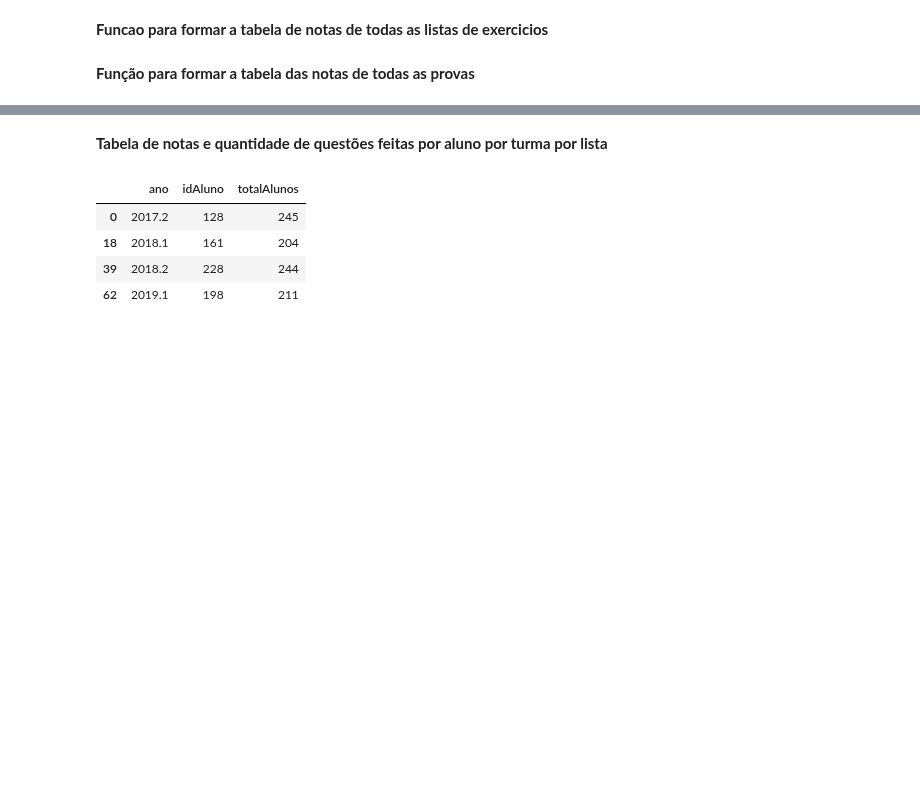
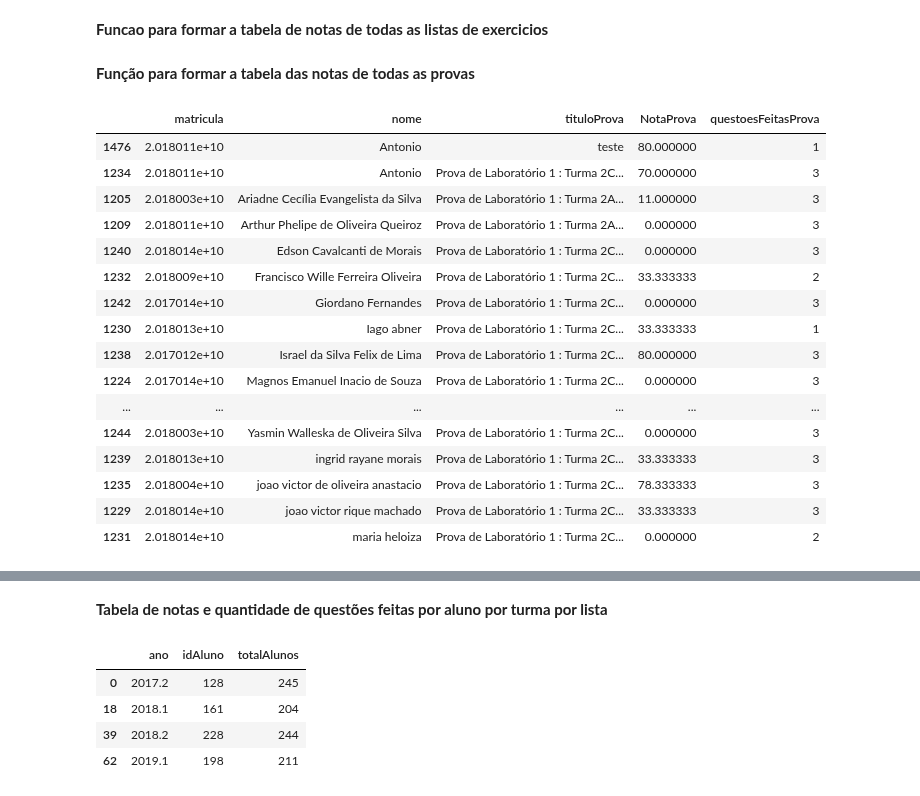
Before and after one commit to repitta/CienciaDeDadosEducacionais, a Jupyter notebook: Análise_LopUsuarioNota.ipynb, the cells around one changed output, grey strips where cells are left out. Cells and saved outputs as stored; diff of their text form; code cells hidden in the pictures; blank space fills up the shorter version.

```diff
--- a/Análise_LopUsuarioNota.ipynb
+++ b/Análise_LopUsuarioNota.ipynb
@@ -51,7 +35,7 @@ lopNotasLista["NotaLista"] = lopNotasLista["NotaLista"] /10
 lopNotasLista["nome"] = lopNotasLista["nome"].str.upper()
 
 ##Tabela lopNotasProva
-lopNotasProva = lopNotasProva.dropna(axis=1, how='all')
+#lopNotasProva = lopNotasProva.dropna(axis=1, how='all')
 lopNotasProva = lopNotasProva[['tituloProva', 'idAluno', 'questoesFeitasProva', 'quantidadeProva','NotaProva', 'ano', 'descricaoTurma', 'idTurma', 'matricula',"nome"]]
 #dividir a coluna NotasLista por 10 , pq elas estão em porcentagem
 lopNotasProva["NotaProva"] = lopNotasProva["NotaProva"] /10
@@ -93,14 +67,33 @@ tabelaLista.to_excel(r'tabelaNotas2019Turma02D.xls')
 **Função para formar a tabela das notas de todas as provas**
 # %%
 def tabelaNotasProva(ano,turma):
-  colunas = ["matricula","nome"]
-  tabelaProvas = pd.DataFrame(columns=colunas)
+  #colunas = ["matricula","nome"]
+  #tabelaProvas = pd.DataFrame(columns=colunas)
   notasTurmaProva = lopNotasProva.loc[(lopNotasProva["ano"] == ano) & (lopNotasProva["descricaoTurma"].str.contains(turma, regex=False)),["matricula","nome","tituloProva","NotaProva","questoesFeitasProva"]]
   notasTurmaProva = notasTurmaProva.sort_values("nome")
-  tabelaProvas = pd.merge(notasTurmaProva,tabelaProvas,on=['matricula','nome'], how="outer")
-  tabelaProvas = tabelaProvas.drop_duplicates()
-  tabelaProvas = tabelaProvas.sort_values('nome')
-  return tabelaProvas
+  #tabelaProvas = pd.merge(notasTurmaProva,tabelaProvas,on=['matricula','nome'], how="outer")
+  #tabelaProvas = tabelaProvas.drop_duplicates()
+  #tabelaProvas = tabelaProvas.sort_values('nome')
+  return notasTurmaProva
 
-tabelaProvas = tabelaNotasProva(2018.2,"Turma 02A")
-tabelaProvas.to_excel(r'tabelaNotasProva2018Turma02A.xls')
+tabelaProvas = tabelaNotasProva(2019.1,"Turma 02C")
+tabelaProvas
+#tabelaProvas.to_excel(r'tabelaNotasProva2018Turma02A.xls')
+# %% [output]
+|  | matricula | nome | tituloProva | NotaProva | questoesFeitasProva |
+| 1476 | 2.018011e+10 | Antonio | teste | 80.000000 | 1 |
+| 1234 | 2.018011e+10 | Antonio | Prova de Laboratório 1 : Turma 2C... | 70.000000 | 3 |
+| 1205 | 2.018003e+10 | Ariadne Cecília Evangelista da Silva | Prova de Laboratório 1 : Turma 2A... | 11.000000 | 3 |
+| 1209 | 2.018011e+10 | Arthur Phelipe de Oliveira Queiroz | Prova de Laboratório 1 : Turma 2A... | 0.000000 | 3 |
+| 1240 | 2.018014e+10 | Edson Cavalcanti de Morais | Prova de Laboratório 1 : Turma 2C... | 0.000000 | 3 |
+| 1232 | 2.018009e+10 | Francisco Wille Ferreira Oliveira | Prova de Laboratório 1 : Turma 2C... | 33.333333 | 2 |
+| 1242 | 2.017014e+10 | Giordano Fernandes | Prova de Laboratório 1 : Turma 2C... | 0.000000 | 3 |
+| 1230 | 2.018013e+10 | Iago abner | Prova de Laboratório 1 : Turma 2C... | 33.333333 | 1 |
+| 1238 | 2.017012e+10 | Israel da Silva Felix de Lima | Prova de Laboratório 1 : Turma 2C... | 80.000000 | 3 |
+| 1224 | 2.017014e+10 | Magnos Emanuel Inacio de Souza | Prova de Laboratório 1 : Turma 2C... | 0.000000 | 3 |
+| ... | ... | ... | ... | ... | ... |
+| 1244 | 2.018003e+10 | Yasmin Walleska de Oliveira Silva | Prova de Laboratório 1 : Turma 2C... | 0.000000 | 3 |
+| 1239 | 2.018013e+10 | ingrid rayane morais | Prova de Laboratório 1 : Turma 2C... | 33.333333 | 3 |
+| 1235 | 2.018004e+10 | joao victor de oliveira anastacio | Prova de Laboratório 1 : Turma 2C... | 78.333333 | 3 |
+| 1229 | 2.018014e+10 | joao victor rique machado | Prova de Laboratório 1 : Turma 2C... | 33.333333 | 3 |
+| 1231 | 2.018014e+10 | maria heloiza | Prova de Laboratório 1 : Turma 2C... | 0.000000 | 2 |
```
Also changed, not shown: parts of 5 cells of this notebook.
